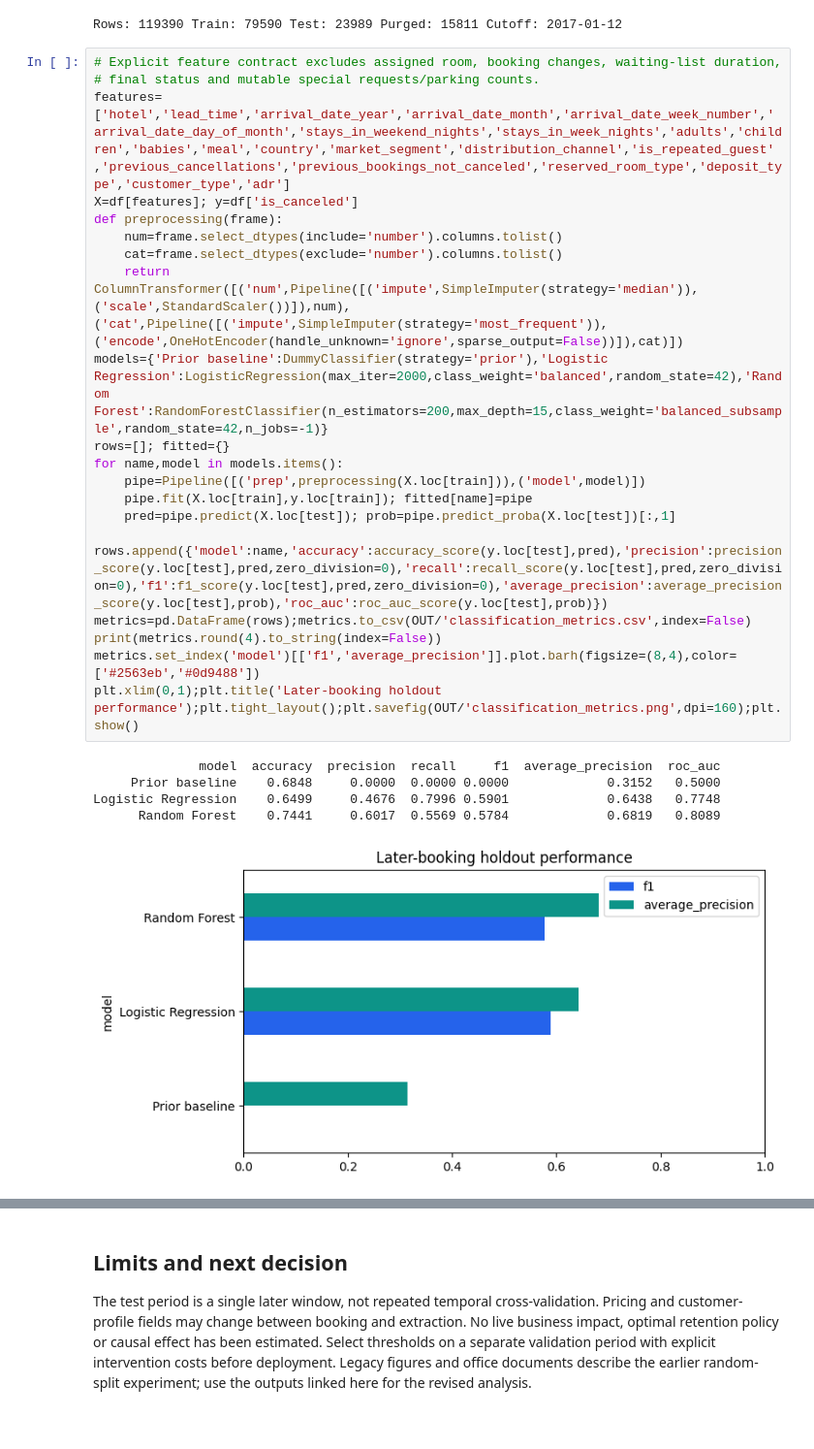
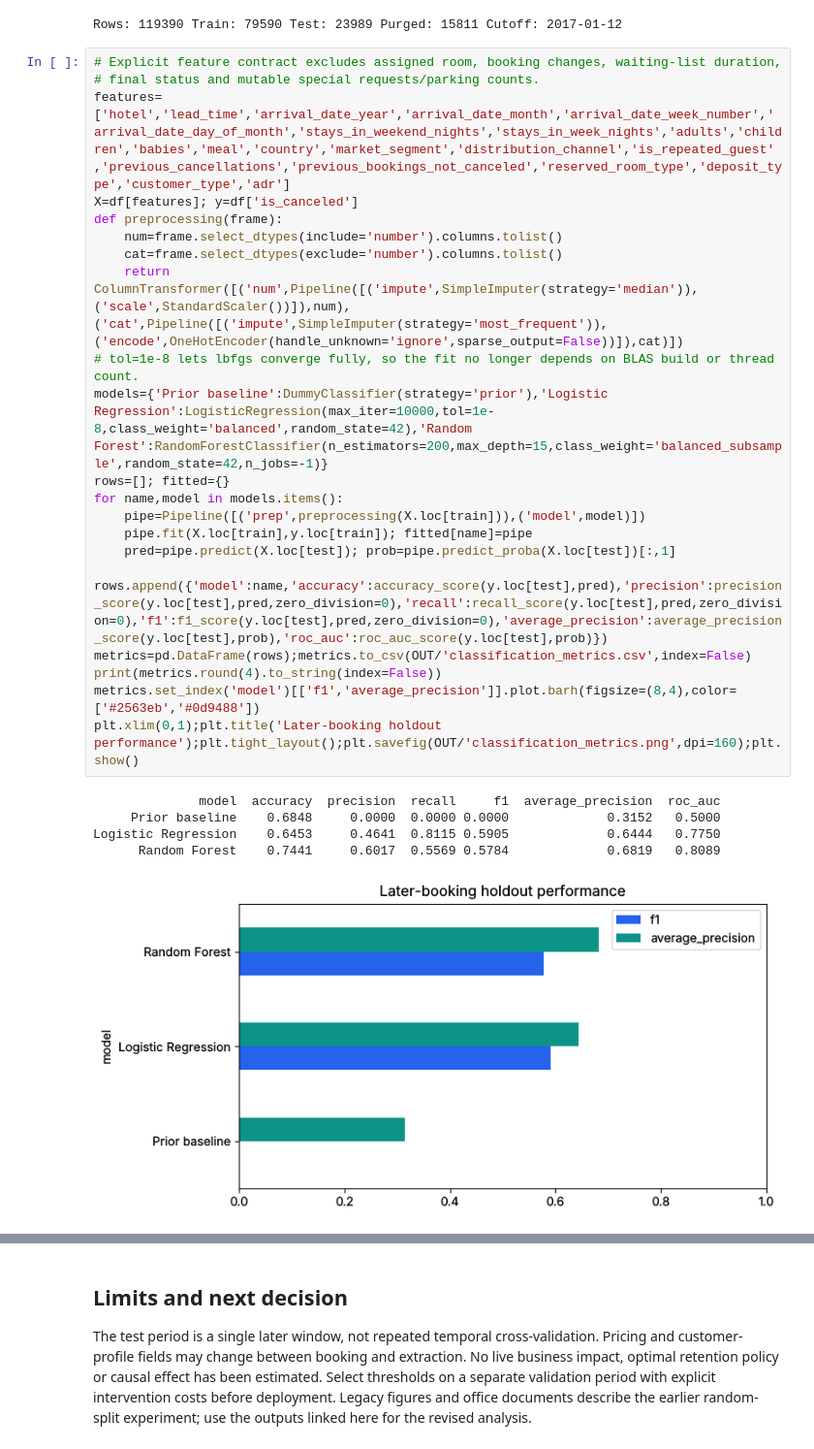
Before and after one commit to dbechrakis/hotel-booking-cancellation-ml, a Jupyter notebook: notebooks/Hotel_Booking_Complete.ipynb, the cells around one changed output, grey strips where cells are left out. Shown at 97% size. Saved outputs shown, nothing was run; the diff lists cells and outputs as text.

```diff
--- a/notebooks/Hotel_Booking_Complete.ipynb
+++ b/notebooks/Hotel_Booking_Complete.ipynb
@@ -42,29 +42,30 @@ Rows: 119390 Train: 79590 Test: 23989 Purged: 15811 Cutoff: 2017-01-12
 # %%
 # Explicit feature contract excludes assigned room, booking changes, waiting-list duration,
 # final status and mutable special requests/parking counts.
 features=['hotel','lead_time','arrival_date_year','arrival_date_month','arrival_date_week_number','arrival_date_day_of_month','stays_in_weekend_nights','stays_in_week_nights','adults','children','babies','meal','country','market_segment','distribution_channel','is_repeated_guest','previous_cancellations','previous_bookings_not_canceled','reserved_room_type','deposit_type','customer_type','adr']
 X=df[features]; y=df['is_canceled']
 def preprocessing(frame):
     num=frame.select_dtypes(include='number').columns.tolist()
     cat=frame.select_dtypes(exclude='number').columns.tolist()
     return ColumnTransformer([('num',Pipeline([('impute',SimpleImputer(strategy='median')),('scale',StandardScaler())]),num),('cat',Pipeline([('impute',SimpleImputer(strategy='most_frequent')),('encode',OneHotEncoder(handle_unknown='ignore',sparse_output=False))]),cat)])
-models={'Prior baseline':DummyClassifier(strategy='prior'),'Logistic Regression':LogisticRegression(max_iter=2000,class_weight='balanced',random_state=42),'Random Forest':RandomForestClassifier(n_estimators=200,max_depth=15,class_weight='balanced_subsample',random_state=42,n_jobs=-1)}
+# tol=1e-8 lets lbfgs converge fully, so the fit no longer depends on BLAS build or thread count.
+models={'Prior baseline':DummyClassifier(strategy='prior'),'Logistic Regression':LogisticRegression(max_iter=10000,tol=1e-8,class_weight='balanced',random_state=42),'Random Forest':RandomForestClassifier(n_estimators=200,max_depth=15,class_weight='balanced_subsample',random_state=42,n_jobs=-1)}
 rows=[]; fitted={}
 for name,model in models.items():
     pipe=Pipeline([('prep',preprocessing(X.loc[train])),('model',model)])
     pipe.fit(X.loc[train],y.loc[train]); fitted[name]=pipe
     pred=pipe.predict(X.loc[test]); prob=pipe.predict_proba(X.loc[test])[:,1]
     rows.append({'model':name,'accuracy':accuracy_score(y.loc[test],pred),'precision':precision_score(y.loc[test],pred,zero_division=0),'recall':recall_score(y.loc[test],pred,zero_division=0),'f1':f1_score(y.loc[test],pred,zero_division=0),'average_precision':average_precision_score(y.loc[test],prob),'roc_auc':roc_auc_score(y.loc[test],prob)})
 metrics=pd.DataFrame(rows);metrics.to_csv(OUT/'classification_metrics.csv',index=False)
 print(metrics.round(4).to_string(index=False))
 metrics.set_index('model')[['f1','average_precision']].plot.barh(figsize=(8,4),color=['#2563eb','#0d9488'])
 plt.xlim(0,1);plt.title('Later-booking holdout performance');plt.tight_layout();plt.savefig(OUT/'classification_metrics.png',dpi=160);plt.show()
 # %% [output]
               model  accuracy  precision  recall     f1  average_precision  roc_auc
      Prior baseline    0.6848     0.0000  0.0000 0.0000             0.3152   0.5000
-Logistic Regression    0.6499     0.4676  0.7996 0.5901             0.6438   0.7748
+Logistic Regression    0.6453     0.4641  0.8115 0.5905             0.6444   0.7750
       Random Forest    0.7441     0.6017  0.5569 0.5784             0.6819   0.8089
-[figure, old version]
+[figure, new version]
 # %%
 # Explain model behaviour on held-out observations; SHAP is not causal evidence.
 import shap
```
Also changed, not shown: parts of 2 cells of this notebook, 28 other files.
